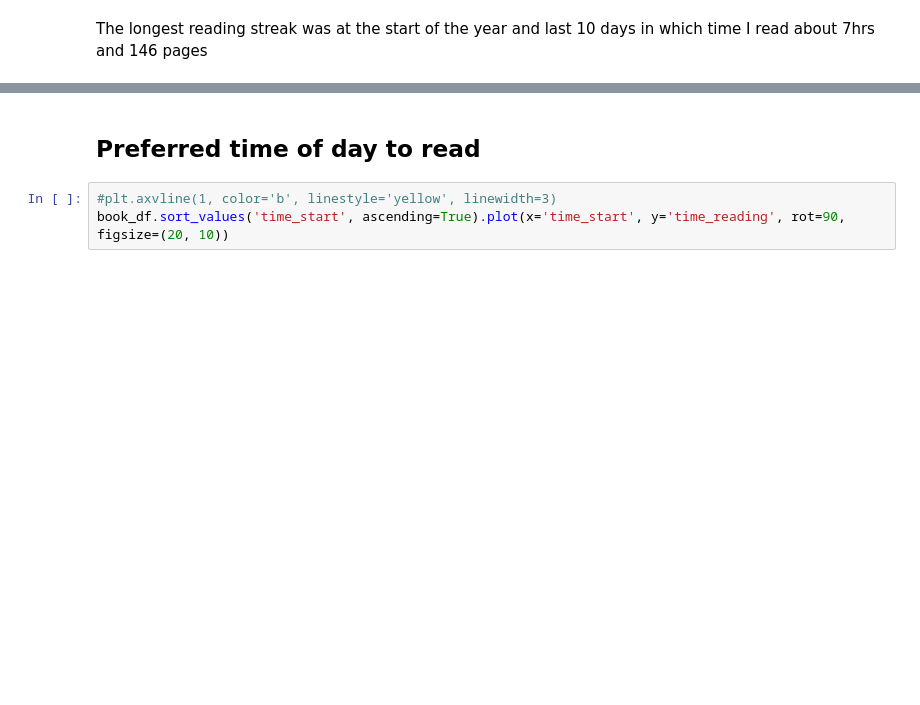
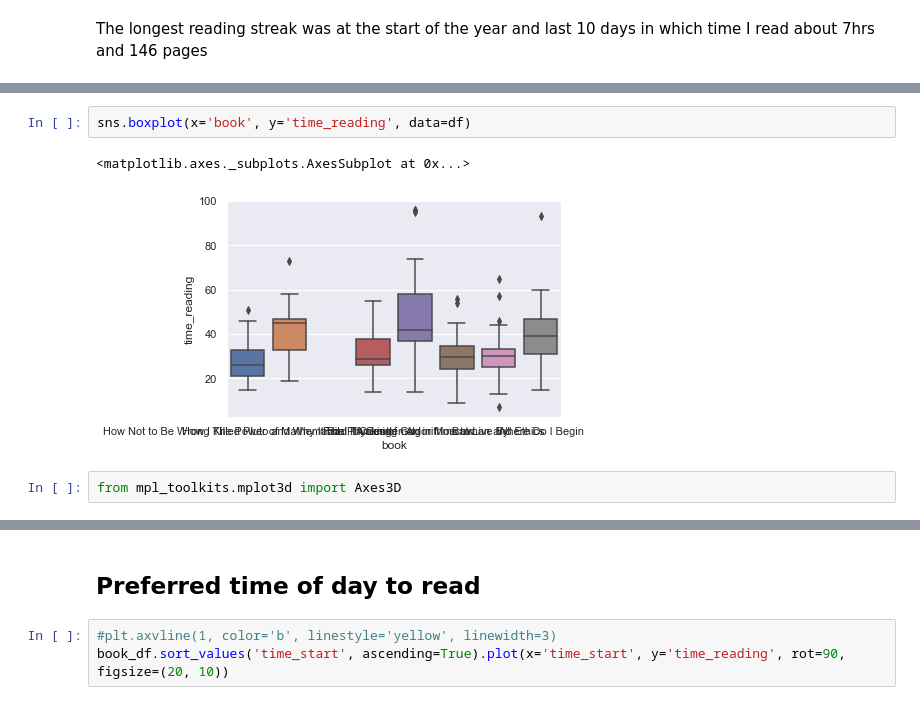
Before and after one commit to ksooklall/medium, a Jupyter notebook: Reading_and_Data_Science.ipynb, the cells around one changed output, grey strips where cells are left out. Cells and saved outputs as stored; diff of their text form; blank space fills up the shorter version.

```diff
--- a/Reading_and_Data_Science.ipynb
+++ b/Reading_and_Data_Science.ipynb
@@ -216,0 +243,7 @@ The longest reading streak was at the start of the year and last 10 days in whic
+# %%
+sns.boxplot(x='book', y='time_reading', data=df)
+# %% [output]
+<matplotlib.axes._subplots.AxesSubplot at 0x...>
+[figure, added]
+# %%
+from mpl_toolkits.mplot3d import Axes3D
```
Also changed, not shown: parts of 12 cells of this notebook.
